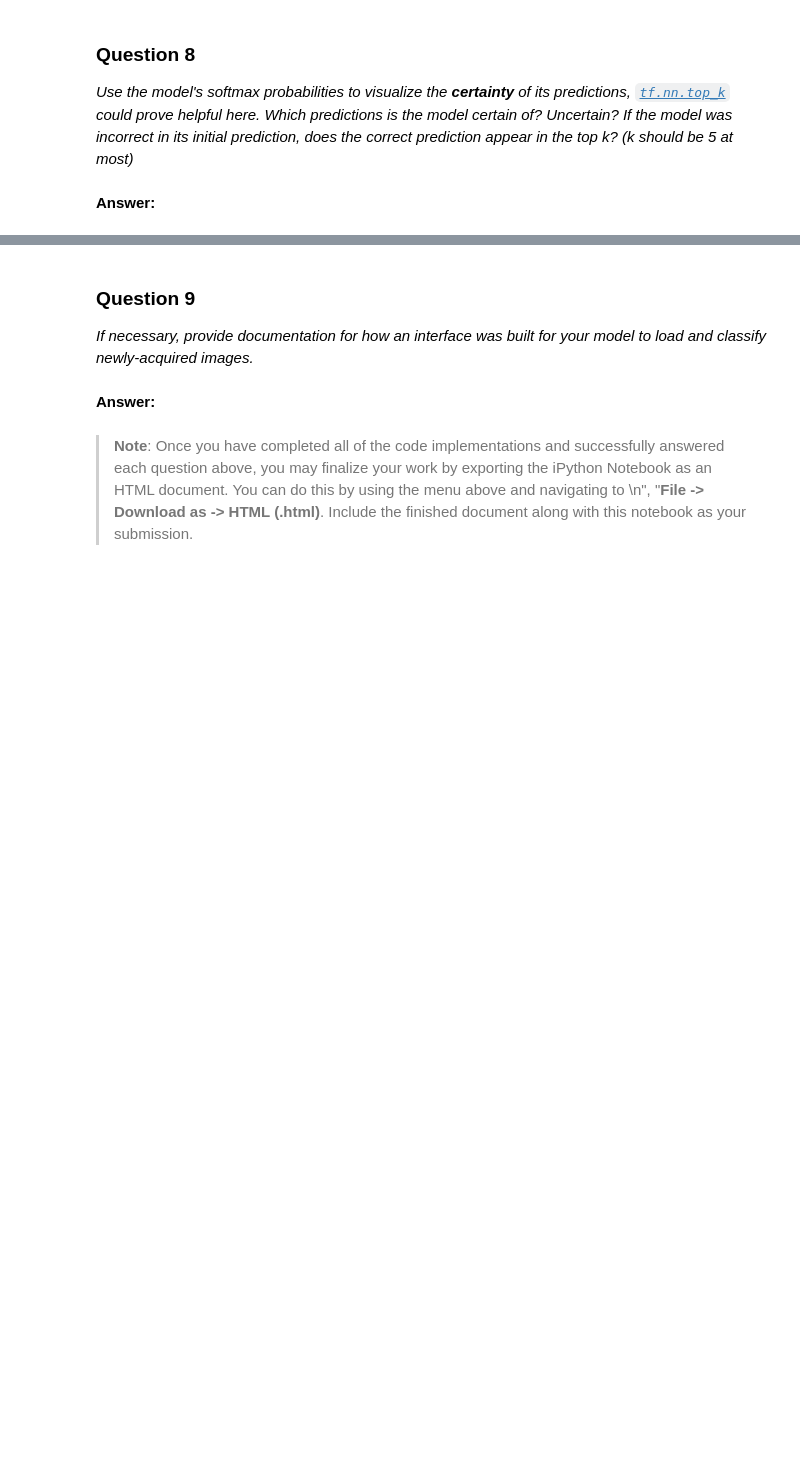
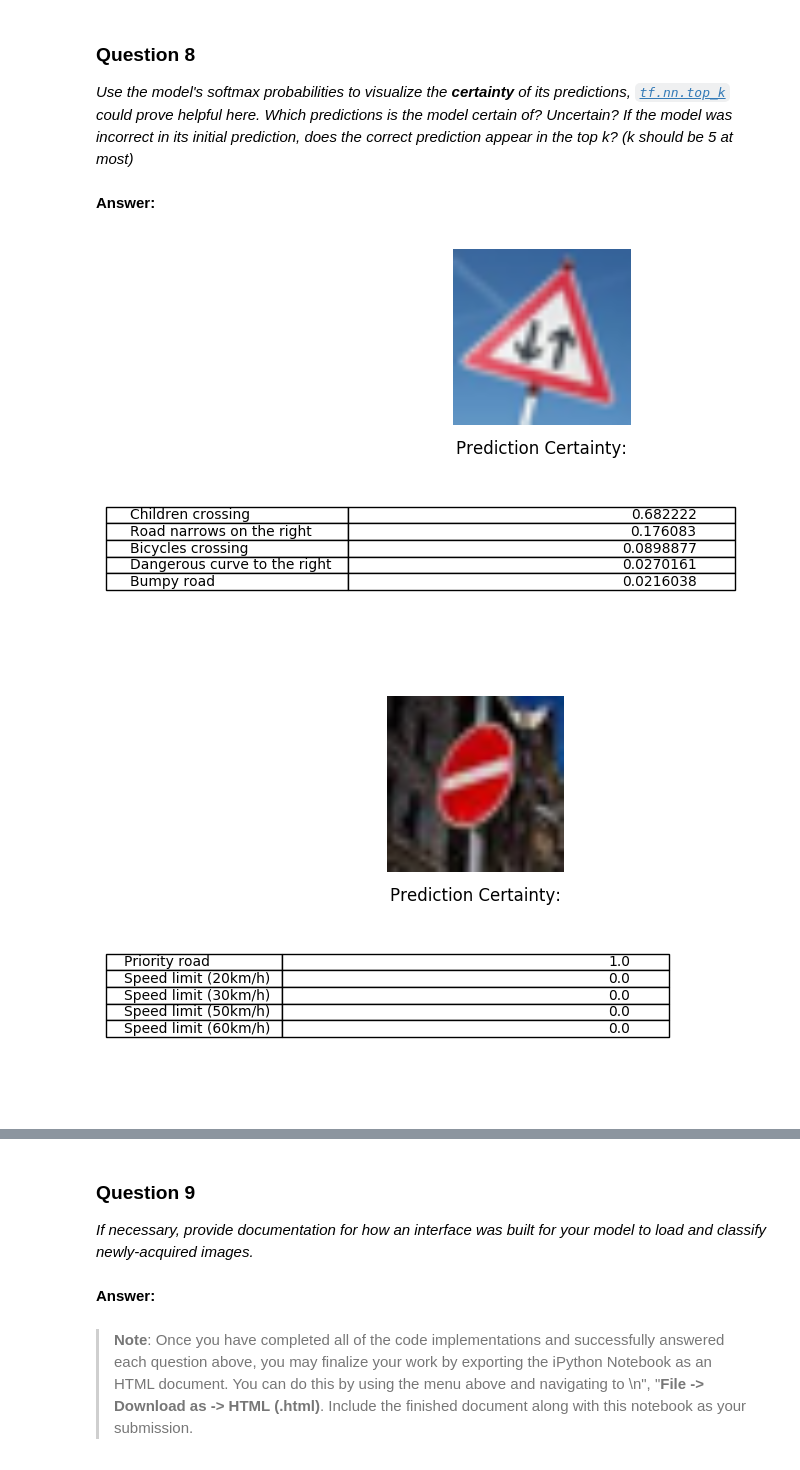
Before and after one commit to qqquan/CarND_p2_traffic_sign_classifier, a Jupyter notebook: Traffic_Signs_Recognition.ipynb, the cells around one changed output, grey strips where cells are left out. Saved outputs shown, nothing was run; the diff lists cells and outputs as text; code cells hidden in the pictures; blank space fills up the shorter version.

Commit message:
add predication visualization

```diff
--- a/Traffic_Signs_Recognition.ipynb
+++ b/Traffic_Signs_Recognition.ipynb
@@ -800,0 +807,48 @@ TraffSign_visualizePrediction(img_dataset[0,:,:,:],
+# %%
+def TraffSign_loadAllPredictedClassList(np_classes_idx, dict_sign):
+    ls_class = []
+
+    num = np_classes_idx.size
+
+    for i in range(num):
+        cls_idx = str(np_classes_idx[i])
+        ls_class.append(dict_sign[cls_idx])
+
+    return ls_class
+
+def TraffSign_loadAllPredictedProbList(np_prob):
+    num = np_prob.size
+
+    ls_probilities= np_prob.reshape(num,1)
+
+    return ls_probilities
+# %%
+#%% visulize prediction
+
+# ls_classes = ['sign1','sign2','sign3','sign4','sign4']
+def TraffSign_visualizeAllPrediction(dataset_img, matrix_class_idx, matrix_prob, dict_sign):
+
+    num = matrix_class_idx.shape[0]
+
+    for i in range(num):
+
+        ls_classes = TraffSign_loadAllPredictedClassList(matrix_class_idx[i,:], dict_sign)
+
+        ls_probilities = TraffSign_loadAllPredictedProbList(matrix_prob[i,:])
+        #ls_probilities = np.char.mod('%.2f%%', prob*100)
+
+        TraffSign_visualizeSingleImgPrediction(dataset_img[i,:,:,:],
+                                      ls_classes ,
+                                      ls_probilities,
+                                      )
+
+
+TraffSign_visualizeAllPrediction(
+                                    TrafSign_NewImgDataset,
+                                    NewImg_Prediction_Class,
+                                    NewImg_Prediction_Prob,
+                                    SignDict,
+                                )
+# %% [output]
+[figure, added]
+[figure, added]
```
Also changed, not shown: parts of 10 cells of this notebook, 1 other file.
